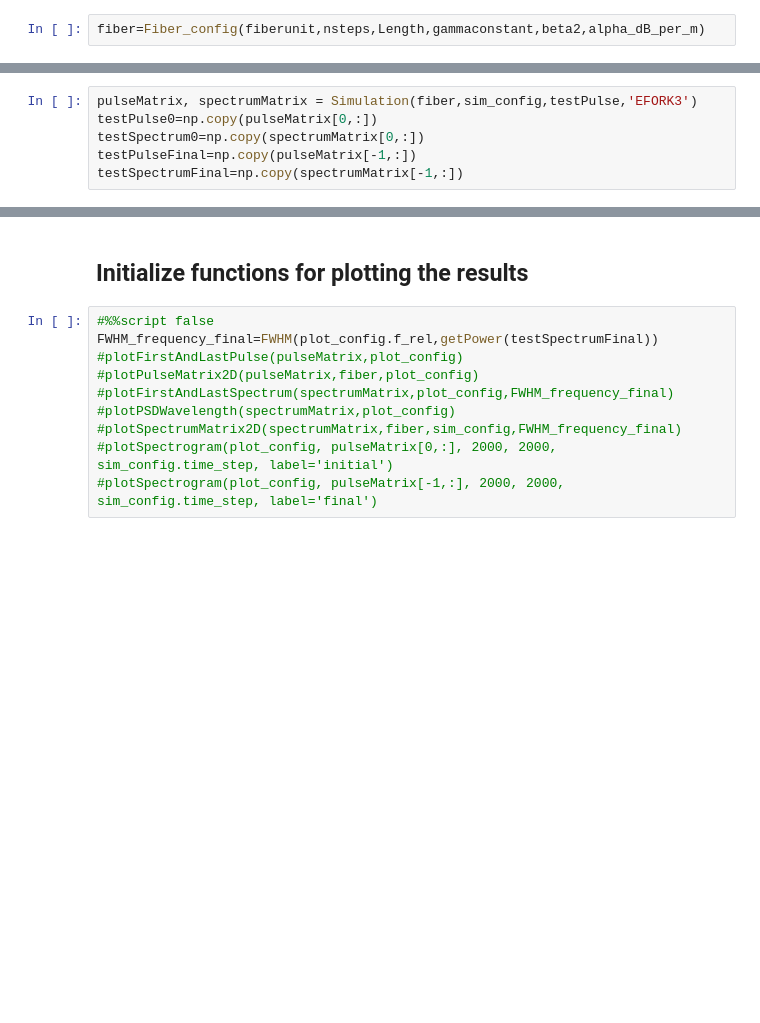
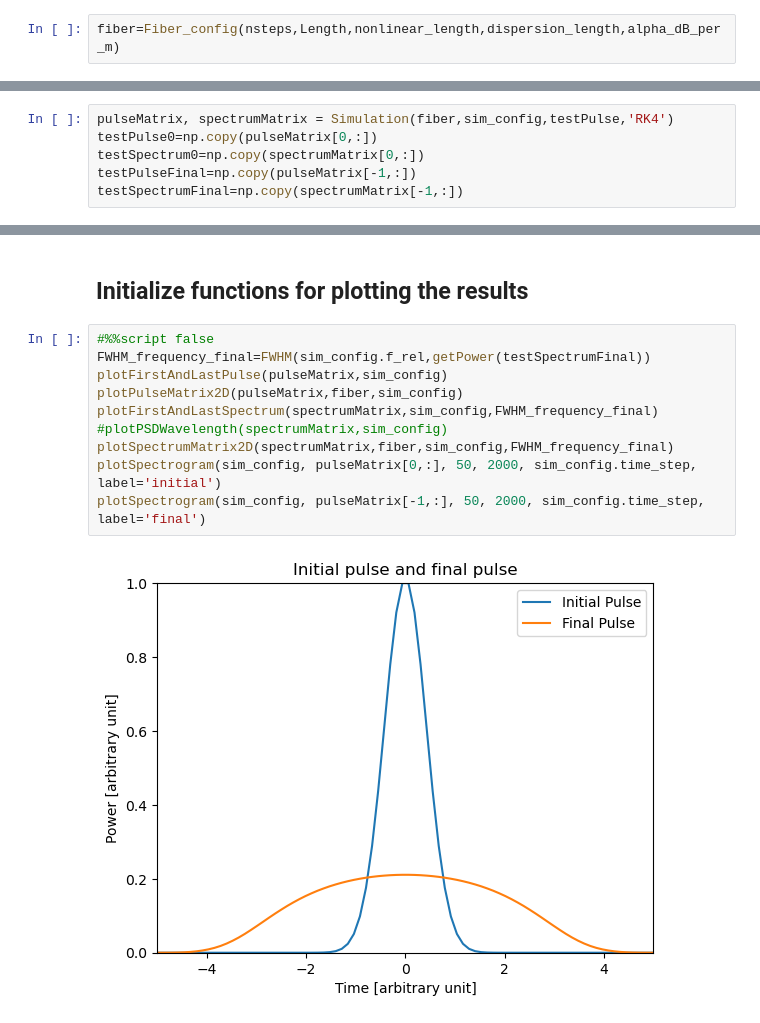
Before and after one commit to physx-is-fun/Finite-difference, a Jupyter notebook: notebook.ipynb, the cells around one changed output, grey strips where cells are left out. Drawn from its saved outputs; the diff is of its cells as text; blank space fills up the shorter version.

```diff
--- a/notebook.ipynb
+++ b/notebook.ipynb
@@ -70,11 +96,11 @@ print(f"The product of the pulse and the spectrum's FWHM is {product}")
 # %% [markdown]
 ## Initialize class about fiber
 # %%
-fiber=Fiber_config(fiberunit,nsteps,Length,gammaconstant,beta2,alpha_dB_per_m)
+fiber=Fiber_config(nsteps,Length,nonlinear_length,dispersion_length,alpha_dB_per_m)
 # %% [markdown]
 # Run Simulation
 # %%
-pulseMatrix, spectrumMatrix = Simulation(fiber,sim_config,testPulse,'EFORK3')
+pulseMatrix, spectrumMatrix = Simulation(fiber,sim_config,testPulse,'RK4')
 testPulse0=np.copy(pulseMatrix[0,:])
 testSpectrum0=np.copy(spectrumMatrix[0,:])
 testPulseFinal=np.copy(pulseMatrix[-1,:])
@@ -83,11 +127,13 @@ testSpectrumFinal=np.copy(spectrumMatrix[-1,:])
 ## Initialize functions for plotting the results
 # %%
 #%%script false
-FWHM_frequency_final=FWHM(plot_config.f_rel,getPower(testSpectrumFinal))
-#plotFirstAndLastPulse(pulseMatrix,plot_config)
-#plotPulseMatrix2D(pulseMatrix,fiber,plot_config)
-#plotFirstAndLastSpectrum(spectrumMatrix,plot_config,FWHM_frequency_final)
-#plotPSDWavelength(spectrumMatrix,plot_config)
-#plotSpectrumMatrix2D(spectrumMatrix,fiber,sim_config,FWHM_frequency_final)
-#plotSpectrogram(plot_config, pulseMatrix[0,:], 2000, 2000, sim_config.time_step, label='initial')
-#plotSpectrogram(plot_config, pulseMatrix[-1,:], 2000, 2000, sim_config.time_step, label='final')
+FWHM_frequency_final=FWHM(sim_config.f_rel,getPower(testSpectrumFinal))
+plotFirstAndLastPulse(pulseMatrix,sim_config)
+plotPulseMatrix2D(pulseMatrix,fiber,sim_config)
+plotFirstAndLastSpectrum(spectrumMatrix,sim_config,FWHM_frequency_final)
+#plotPSDWavelength(spectrumMatrix,sim_config)
+plotSpectrumMatrix2D(spectrumMatrix,fiber,sim_config,FWHM_frequency_final)
+plotSpectrogram(sim_config, pulseMatrix[0,:], 50, 2000, sim_config.time_step, label='initial')
+plotSpectrogram(sim_config, pulseMatrix[-1,:], 50, 2000, sim_config.time_step, label='final')
+# %% [output]
+[figure, added]
```
Also changed, not shown: parts of 9 cells of this notebook, 20 other files.
